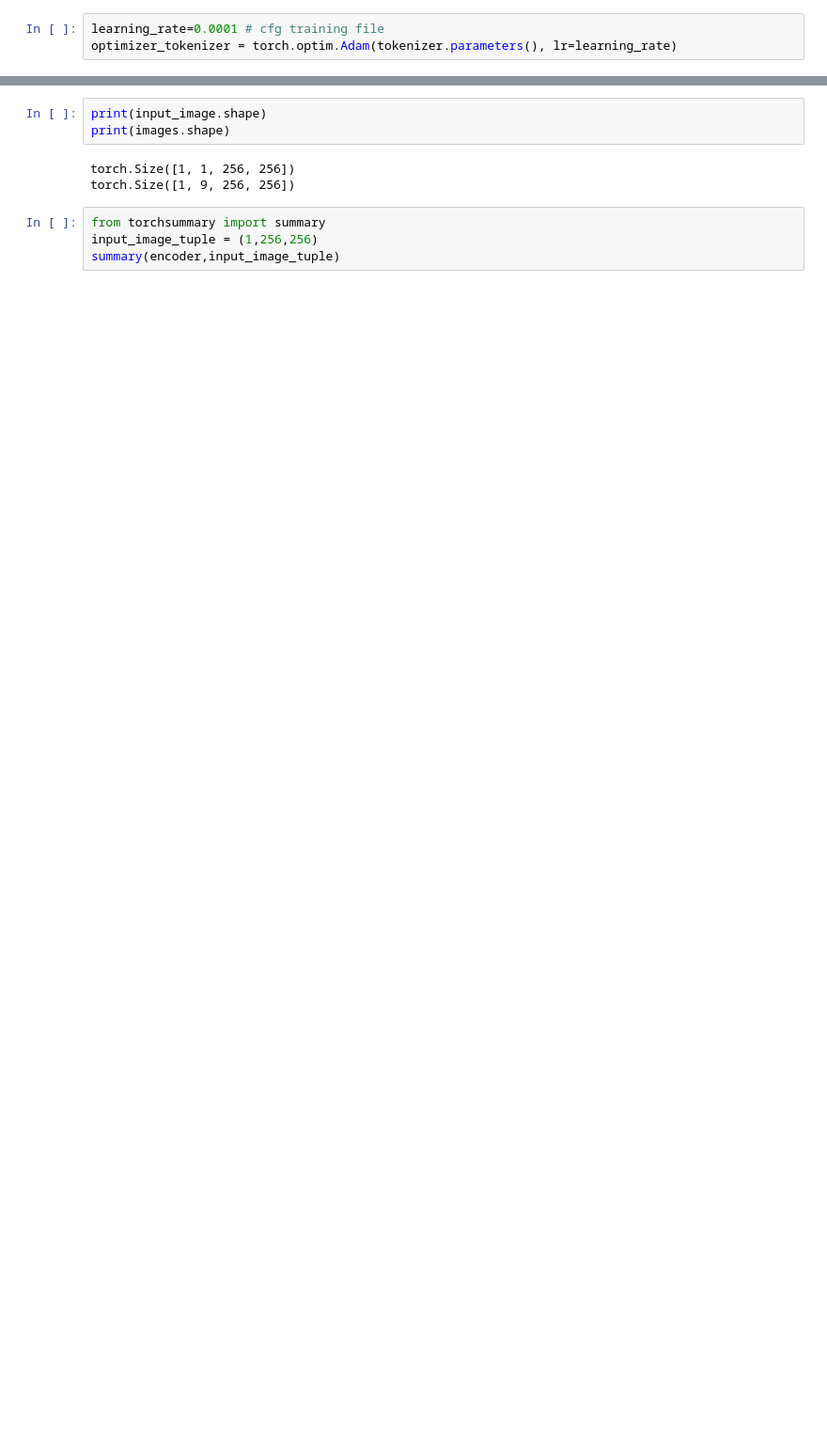
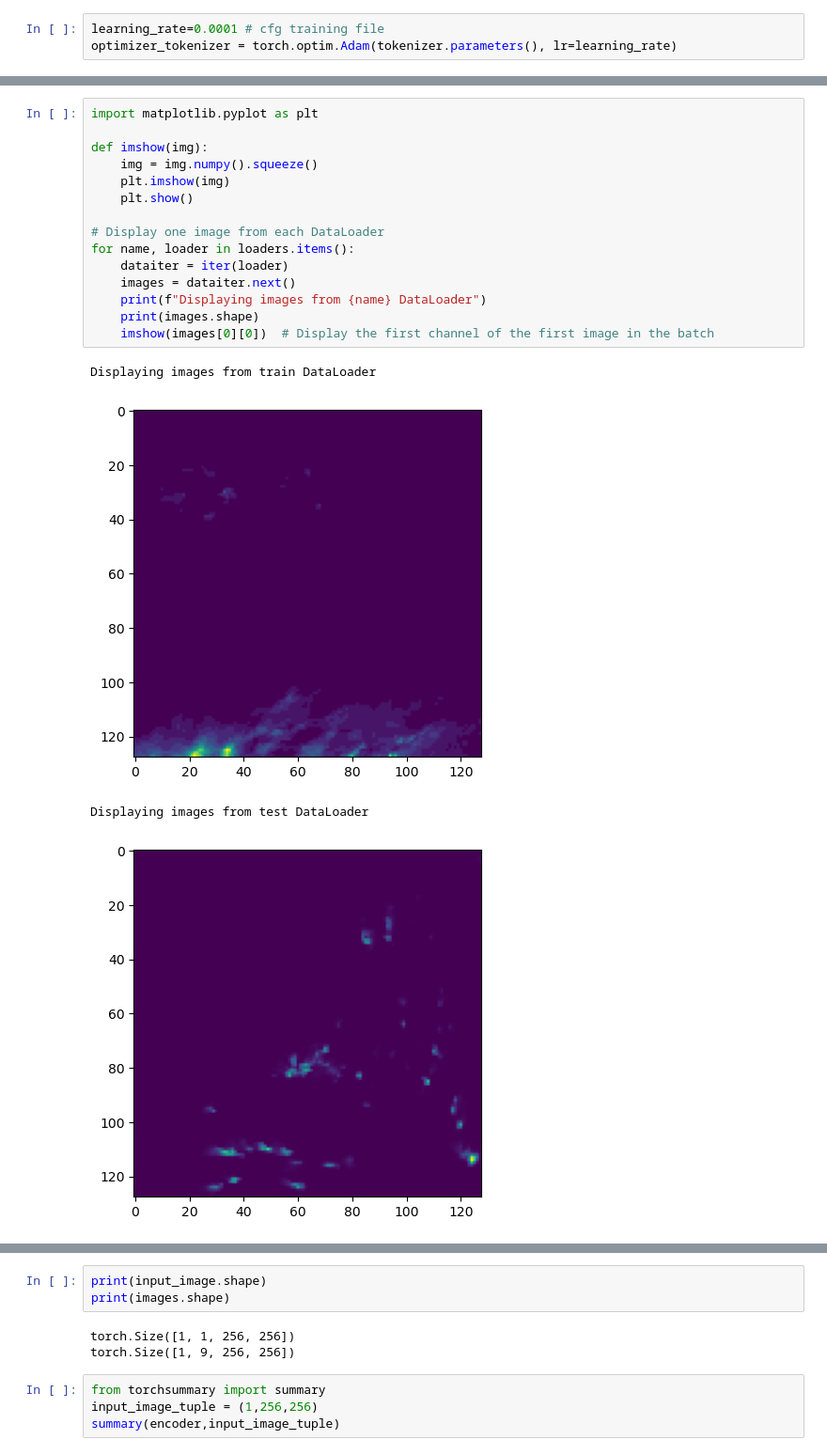
Before and after one commit to Limpingdragon03/Tokeniser_IRIS, a Jupyter notebook: src/models/tokenizer/token_ankush_1.ipynb, the cells around one changed output, grey strips where cells are left out. Shown at 94% size. Cells and saved outputs as stored; diff of their text form; blank space fills up the shorter version.

```diff
--- a/src/models/tokenizer/token_ankush_1.ipynb
+++ b/src/models/tokenizer/token_ankush_1.ipynb
@@ -317,3 +336,23 @@ loaders = { 'train' :DataLoader(train_aadedwre, batch_size, shuffle=True, num_wo
           }
 # %% [output]
 30632 3493 3560
+# %%
+import matplotlib.pyplot as plt
+
+def imshow(img):
+    img = img.numpy().squeeze()
+    plt.imshow(img)
+    plt.show()
+
+# Display one image from each DataLoader
+for name, loader in loaders.items():
+    dataiter = iter(loader)
+    images = dataiter.next()
+    print(f"Displaying images from {name} DataLoader")
+    print(images.shape)
+    imshow(images[0][0])  # Display the first channel of the first image in the batch
+# %% [output]
+Displaying images from train DataLoader
+[figure, added]
+Displaying images from test DataLoader
+[figure, added]
```
Also changed, not shown: parts of 21 cells of this notebook, 21 other files.
